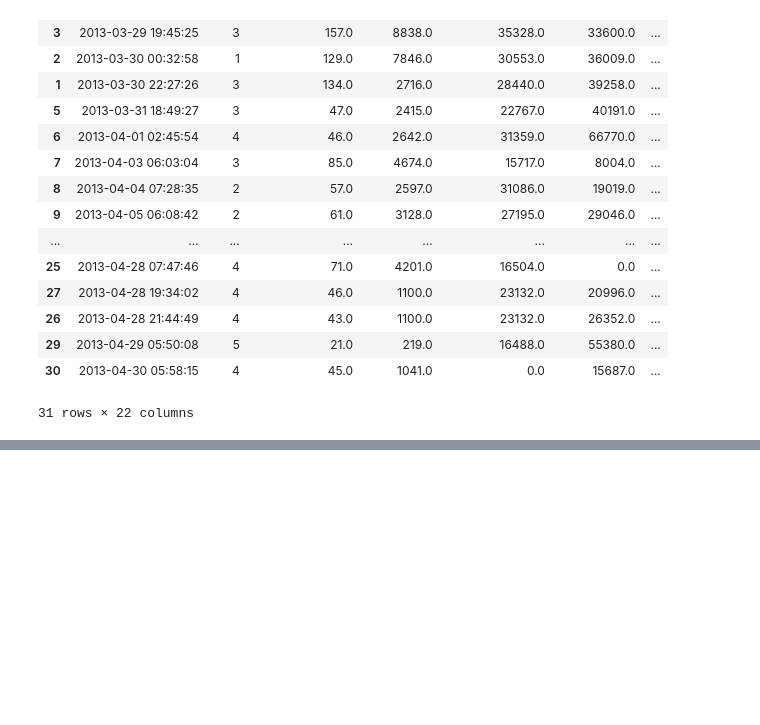
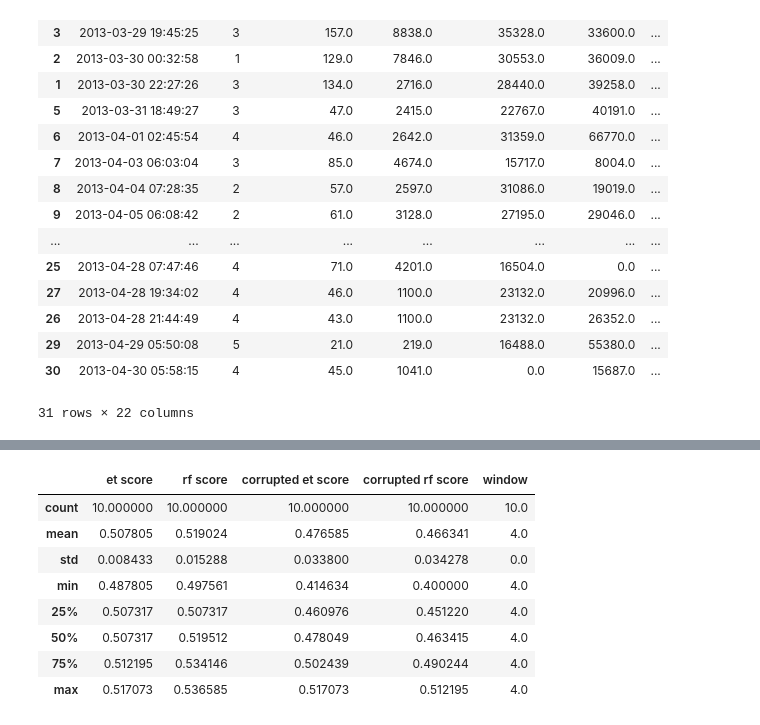
Before and after one commit to oghenand/EMA-Model, a Jupyter notebook: Flexible EMAS.ipynb, the cells around one changed output, grey strips where cells are left out. Saved outputs shown, nothing was run; the diff lists cells and outputs as text; code cells hidden in the pictures; blank space fills up the shorter version.

```diff
--- a/Flexible EMAS.ipynb
+++ b/Flexible EMAS.ipynb
@@ -941,0 +984,12 @@ Fitting 3 folds for each of 100 candidates, totalling 300 fits
+# %%
+u17.describe()
+# %% [output]
+|  | et score | rf score | corrupted et score | corrupted rf score | window |
+| count | 10.000000 | 10.000000 | 10.000000 | 10.000000 | 10.0 |
+| mean | 0.507805 | 0.519024 | 0.476585 | 0.466341 | 4.0 |
+| std | 0.008433 | 0.015288 | 0.033800 | 0.034278 | 0.0 |
+| min | 0.487805 | 0.497561 | 0.414634 | 0.400000 | 4.0 |
+| 25% | 0.507317 | 0.507317 | 0.460976 | 0.451220 | 4.0 |
+| 50% | 0.507317 | 0.519512 | 0.478049 | 0.463415 | 4.0 |
+| 75% | 0.512195 | 0.534146 | 0.502439 | 0.490244 | 4.0 |
+| max | 0.517073 | 0.536585 | 0.517073 | 0.512195 | 4.0 |
```
Also changed, not shown: parts of 25 cells of this notebook.
